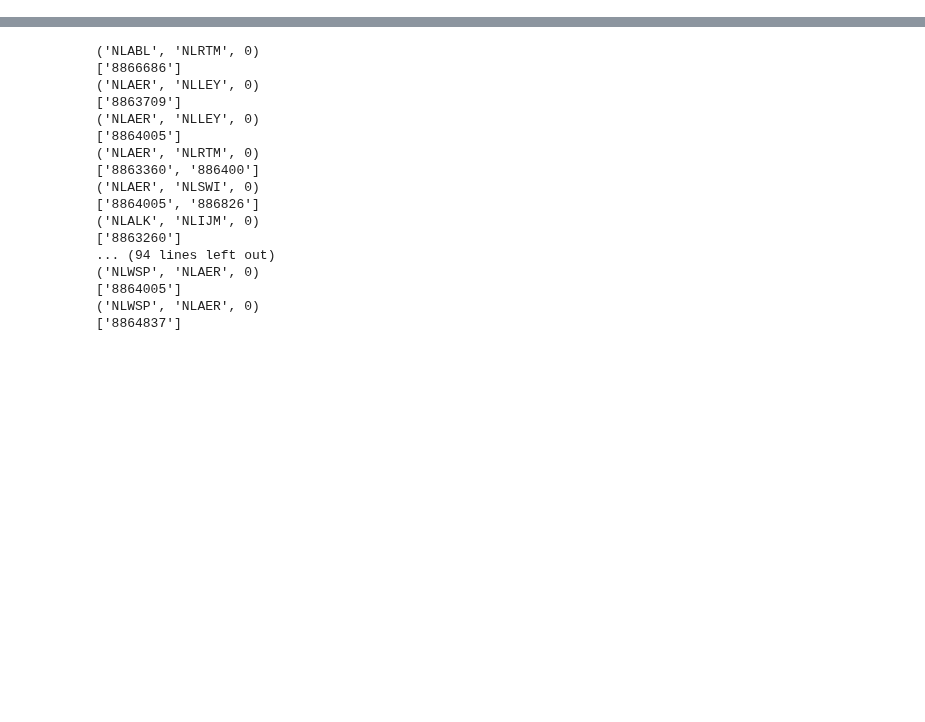
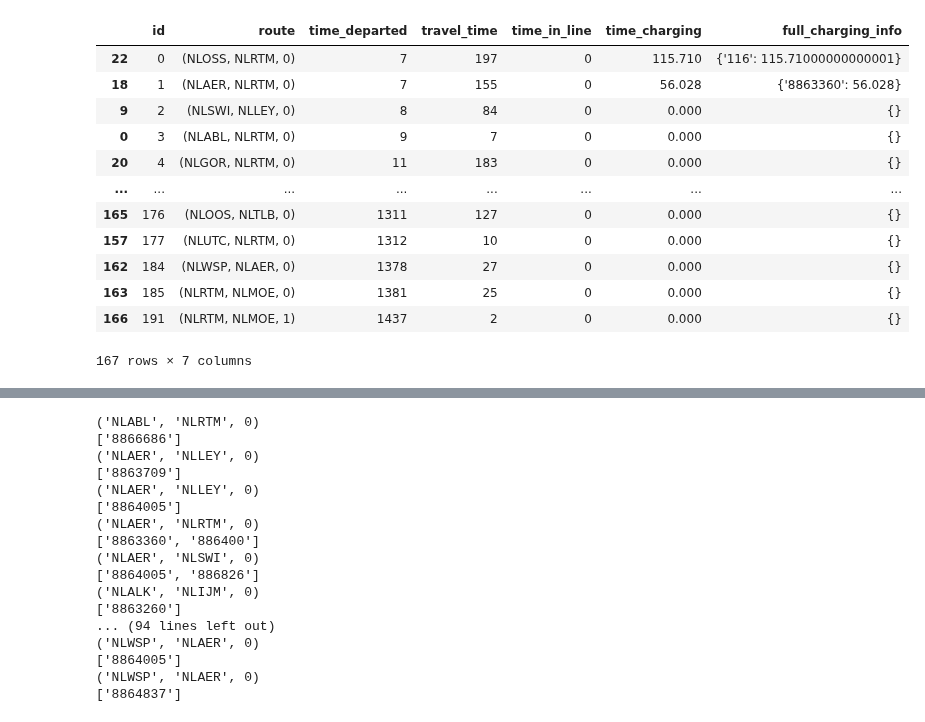
Before and after one commit to fabiandriessen/Thesis, a Jupyter notebook: ABM/own_work/Input_data_test.ipynb, the cells around one changed output, grey strips where cells are left out. Saved outputs shown, nothing was run; the diff lists cells and outputs as text; code cells hidden in the pictures; blank space fills up the shorter version.

Commit message:
Data collector works, but charging time needs to be fixed (waiting line work working correctly)

```diff
--- a/ABM/own_work/Input_data_test.ipynb
+++ b/ABM/own_work/Input_data_test.ipynb
@@ -18,3 +18,21 @@ df_abm = pickle.load(open("data/df_abm.p", "rb"))
 non_zero_flows = pickle.load(open("data/non_zero_flows.p", "rb"))
 feasible_combinations = pickle.load(open('data/feasible_comb.p', 'rb'))
 optimal_flows = pickle.load(open('data/optimal_flows.p', 'rb'))
+agent_data = pickle.load(open('data/agent_data.p', 'rb'))
+model_data = pickle.load(open('data/model_data.p', 'rb'))
+# %%
+pd.DataFrame.from_dict(model_data.loc[1440].item()).sort_values(by='id')
+# %% [output]
+|  | id | route | time_departed | travel_time | time_in_line | time_charging | full_charging_info |
+| 22 | 0 | (NLOSS, NLRTM, 0) | 7 | 197 | 0 | 115.710 | {'116': 115.71000000000001} |
+| 18 | 1 | (NLAER, NLRTM, 0) | 7 | 155 | 0 | 56.028 | {'8863360': 56.028} |
+| 9 | 2 | (NLSWI, NLLEY, 0) | 8 | 84 | 0 | 0.000 | {} |
+| 0 | 3 | (NLABL, NLRTM, 0) | 9 | 7 | 0 | 0.000 | {} |
+| 20 | 4 | (NLGOR, NLRTM, 0) | 11 | 183 | 0 | 0.000 | {} |
+| ... | ... | ... | ... | ... | ... | ... | ... |
+| 165 | 176 | (NLOOS, NLTLB, 0) | 1311 | 127 | 0 | 0.000 | {} |
+| 157 | 177 | (NLUTC, NLRTM, 0) | 1312 | 10 | 0 | 0.000 | {} |
+| 162 | 184 | (NLWSP, NLAER, 0) | 1378 | 27 | 0 | 0.000 | {} |
+| 163 | 185 | (NLRTM, NLMOE, 0) | 1381 | 25 | 0 | 0.000 | {} |
+| 166 | 191 | (NLRTM, NLMOE, 1) | 1437 | 2 | 0 | 0.000 | {} |
+167 rows × 7 columns
```
Also changed, not shown: parts of 5 cells of this notebook, 7 other files.
